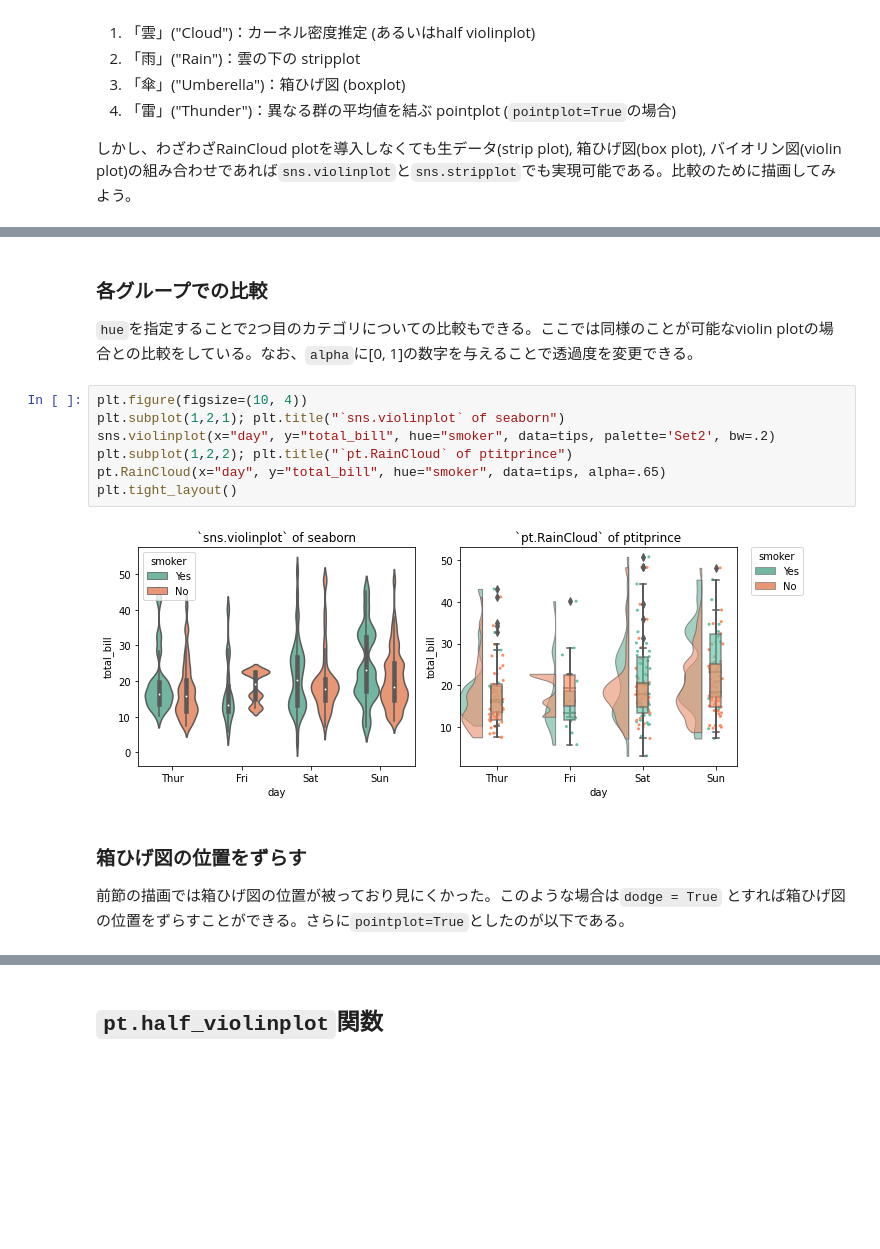
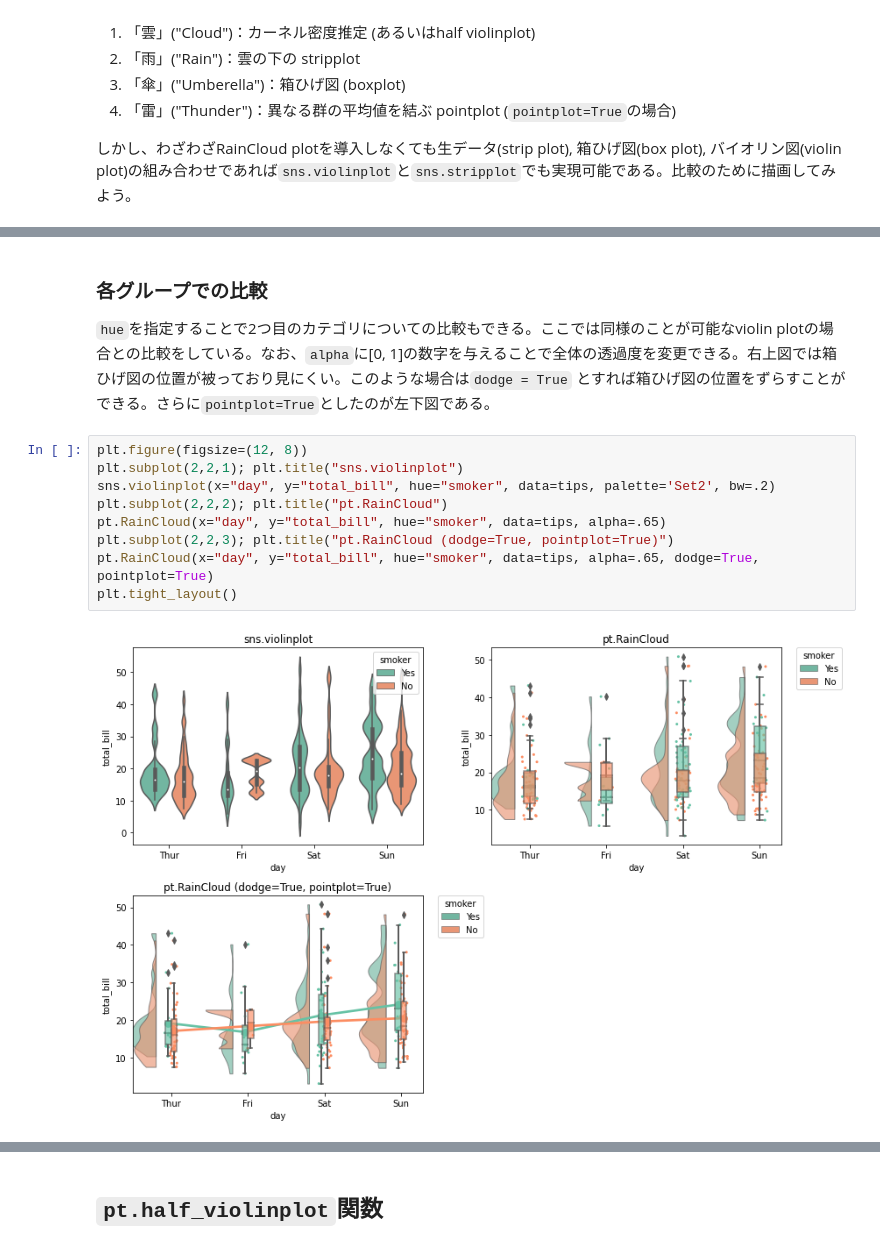
Before and after one commit to oumpy/hp_management, a Jupyter notebook: content/articles/2020sy/blog/ptitprince_tutorial.ipynb, the cells around one changed output, grey strips where cells are left out. Saved outputs shown, nothing was run; the diff lists cells and outputs as text; blank space fills up the shorter version.

```diff
--- a/content/articles/2020sy/blog/ptitprince_tutorial.ipynb
+++ b/content/articles/2020sy/blog/ptitprince_tutorial.ipynb
@@ -121,15 +168,14 @@ pt.RainCloud(x="day", y="total_bill", data=tips, pointplot=True, linecolor='tab:
 # %% [markdown]
 ### 各グループでの比較
-`hue`を指定することで2つ目のカテゴリについての比較もできる。ここでは同様のことが可能なviolin plotの場合との比較をしている。なお、`alpha`に[0, 1]の数字を与えることで透過度を変更できる。
+`hue`を指定することで2つ目のカテゴリについての比較もできる。ここでは同様のことが可能なviolin plotの場合との比較をしている。なお、`alpha`に[0, 1]の数字を与えることで全体の透過度を変更できる。右上図では箱ひげ図の位置が被っており見にくい。このような場合は`dodge = True` とすれば箱ひげ図の位置をずらすことができる。さらに`pointplot=True`としたのが左下図である。
 # %%
-plt.figure(figsize=(10, 4))
-plt.subplot(1,2,1); plt.title("`sns.violinplot` of seaborn")
+plt.figure(figsize=(12, 8))
+plt.subplot(2,2,1); plt.title("sns.violinplot")
 sns.violinplot(x="day", y="total_bill", hue="smoker", data=tips, palette='Set2', bw=.2)
-plt.subplot(1,2,2); plt.title("`pt.RainCloud` of ptitprince")
+plt.subplot(2,2,2); plt.title("pt.RainCloud")
 pt.RainCloud(x="day", y="total_bill", hue="smoker", data=tips, alpha=.65)
+plt.subplot(2,2,3); plt.title("pt.RainCloud (dodge=True, pointplot=True)")
+pt.RainCloud(x="day", y="total_bill", hue="smoker", data=tips, alpha=.65, dodge=True, pointplot=True)
 plt.tight_layout()
 # %% [output]
-[figure, old version]
+[figure, new version]
-# %% [markdown]
-### 箱ひげ図の位置をずらす
-前節の描画では箱ひげ図の位置が被っており見にくかった。このような場合は`dodge = True` とすれば箱ひげ図の位置をずらすことができる。さらに`pointplot=True`としたのが以下である。
```
Also changed, not shown: parts of 18 cells of this notebook.
